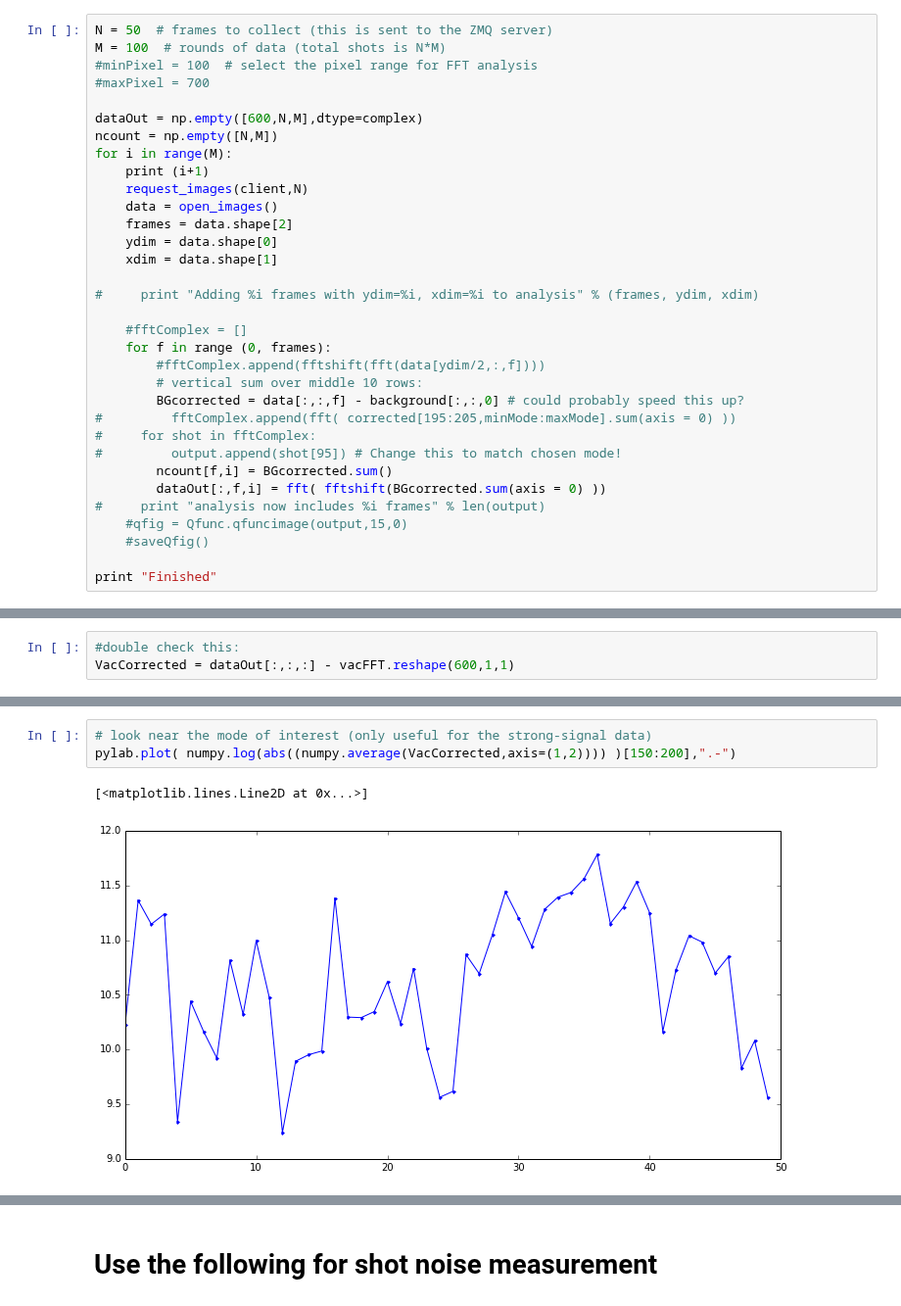
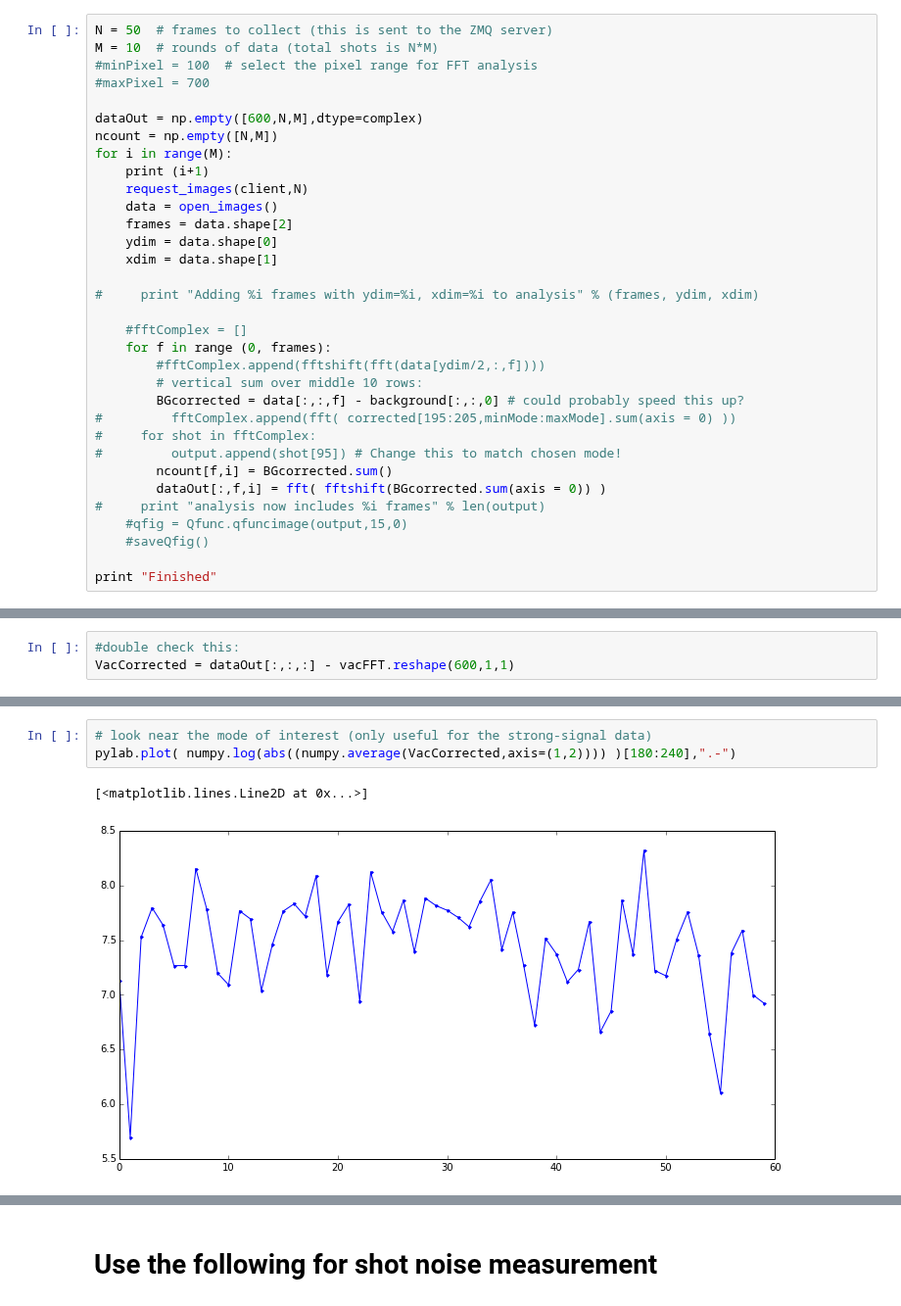
Before and after one commit to DawesLab/CCDimage, a Jupyter notebook: CCDimage.ipynb, the cells around one changed output, grey strips where cells are left out. Shown at 98% size. Saved outputs shown, nothing was run; the diff lists cells and outputs as text.

```diff
--- a/CCDimage.ipynb
+++ b/CCDimage.ipynb
@@ -173,7 +173,7 @@ pylab.plot(numpy.log(abs(fft( numpy.average(corrected[:,:,0],axis = 0)  )[:] )))
 # This is the one-cell version:
 # %%
 N = 50  # frames to collect (this is sent to the ZMQ server)
-M = 100  # rounds of data (total shots is N*M)
+M = 10  # rounds of data (total shots is N*M)
 #minPixel = 100  # select the pixel range for FFT analysis
 #maxPixel = 700
 
@@ -198,7 +198,7 @@ for i in range(M):
 #     for shot in fftComplex:
 #         output.append(shot[95]) # Change this to match chosen mode!
         ncount[f,i] = BGcorrected.sum()
-        dataOut[:,f,i] = fft( fftshift(BGcorrected.sum(axis = 0) ))
+        dataOut[:,f,i] = fft( fftshift(BGcorrected.sum(axis = 0)) )
 #     print "analysis now includes %i frames" % len(output)
     #qfig = Qfunc.qfuncimage(output,15,0)
     #saveQfig()
@@ -252,7 +252,7 @@ pylab.plot( numpy.log(abs((numpy.average(VacCorrected,axis=(1,2)))) ))
 # %%
 # look near the mode of interest (only useful for the strong-signal data)
-pylab.plot( numpy.log(abs((numpy.average(VacCorrected,axis=(1,2)))) )[150:200],".-")
+pylab.plot( numpy.log(abs((numpy.average(VacCorrected,axis=(1,2)))) )[180:240],".-")
 # %% [output]
 [<matplotlib.lines.Line2D at 0x...>]
-[figure, old version]
+[figure, new version]
 # %%
```
Also changed, not shown: parts of 13 cells of this notebook, 2 other files.
